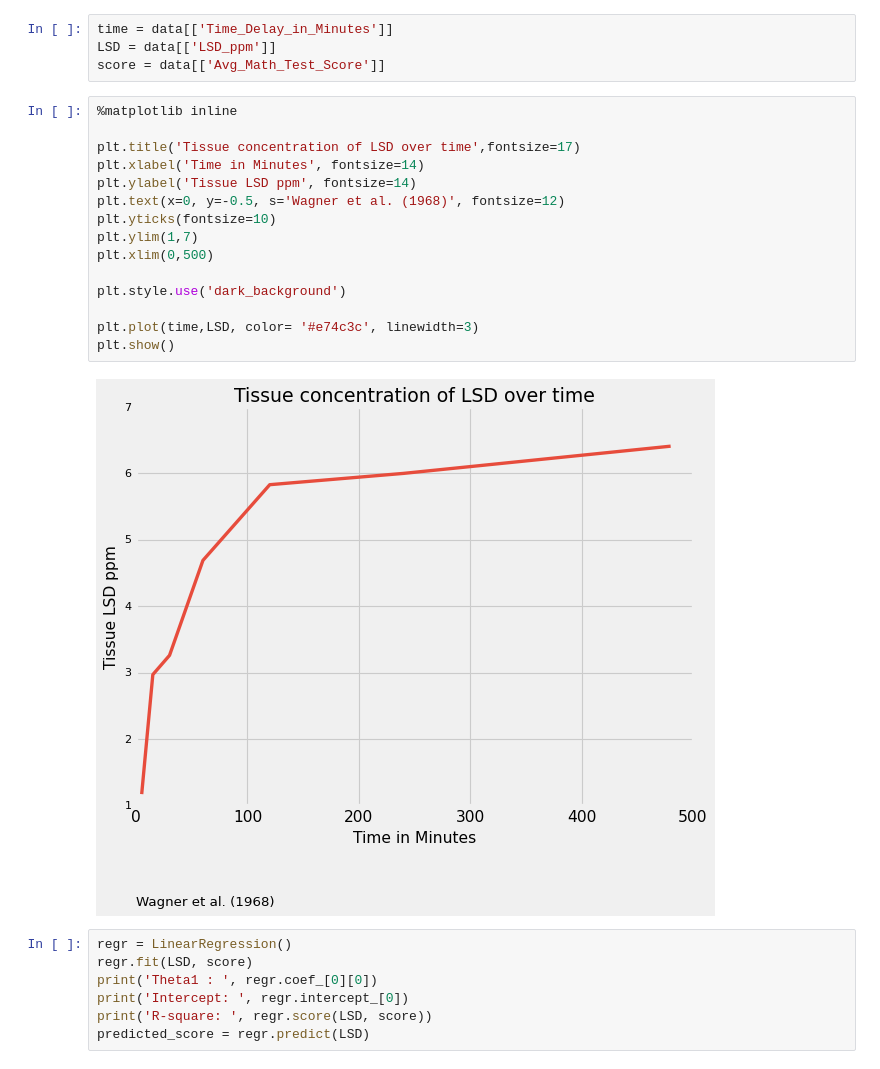
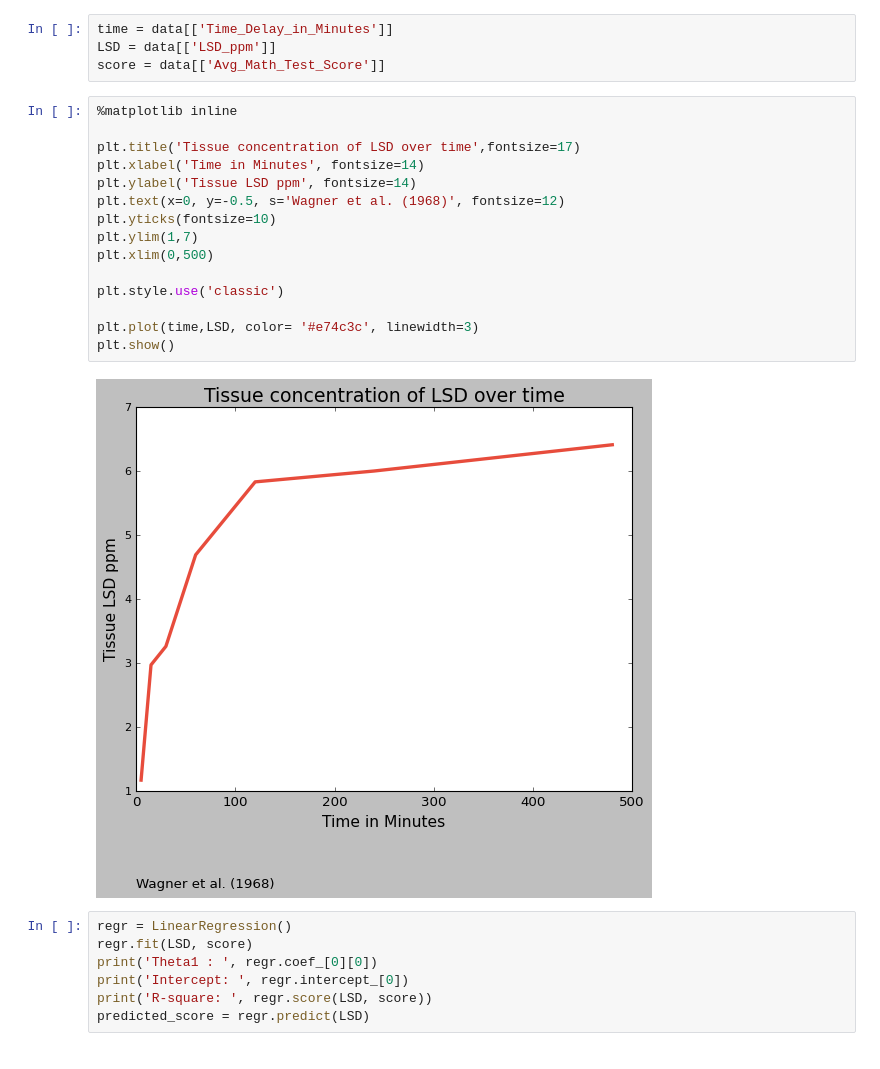
Before and after one commit to JonniiRingo/Data-Science-Ml, a Jupyter notebook: Linear Regression.ipynb, the cells around one changed output. Saved outputs shown, nothing was run; the diff lists cells and outputs as text.

```diff
--- a/Linear Regression.ipynb
+++ b/Linear Regression.ipynb
@@ -329,20 +329,20 @@ score = data[['Avg_Math_Test_Score']]
 # %%
 %matplotlib inline
 
 plt.title('Tissue concentration of LSD over time',fontsize=17)
 plt.xlabel('Time in Minutes', fontsize=14)
 plt.ylabel('Tissue LSD ppm', fontsize=14)
 plt.text(x=0, y=-0.5, s='Wagner et al. (1968)', fontsize=12)
 plt.yticks(fontsize=10)
 plt.ylim(1,7)
 plt.xlim(0,500)
 
-plt.style.use('dark_background')
+plt.style.use('classic')
 
 plt.plot(time,LSD, color= '#e74c3c', linewidth=3)
 plt.show()
 # %% [output]
-[figure, old version]
+[figure, new version]
 # %%
 regr = LinearRegression()
 regr.fit(LSD, score)
```
Also changed, not shown: parts of 3 cells of this notebook.
